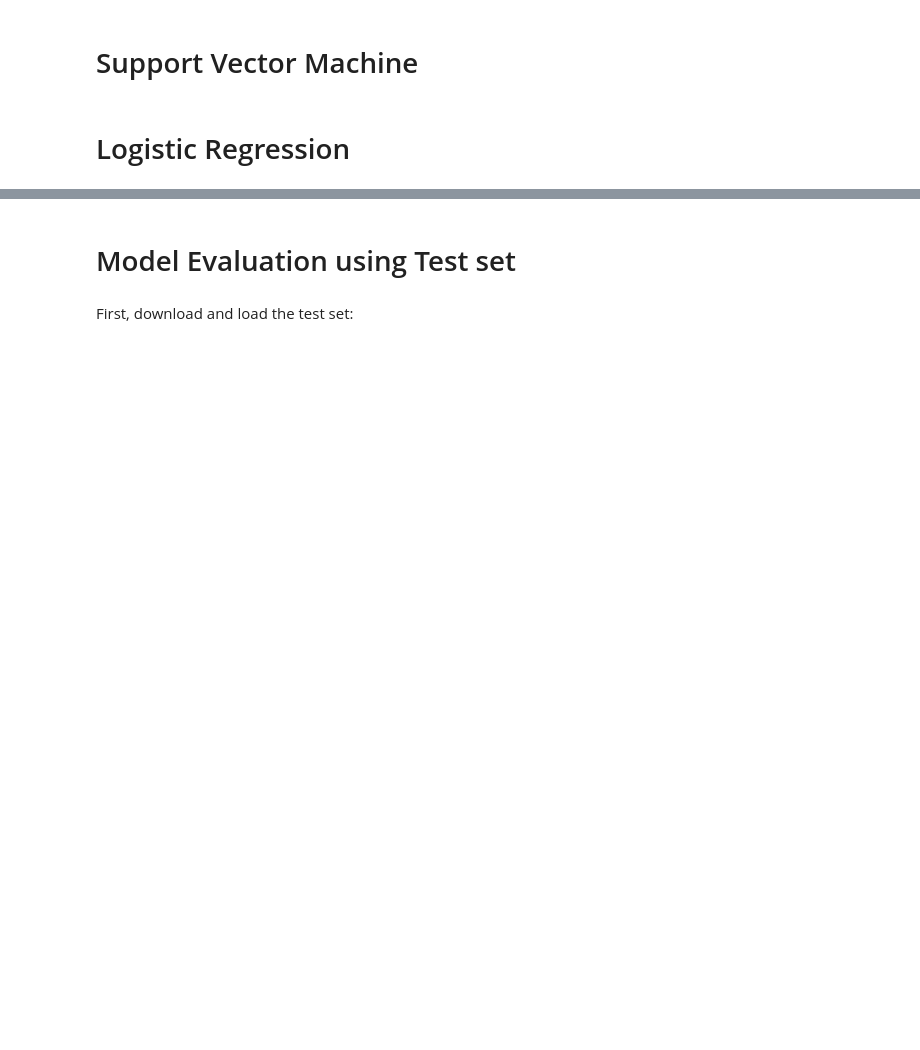
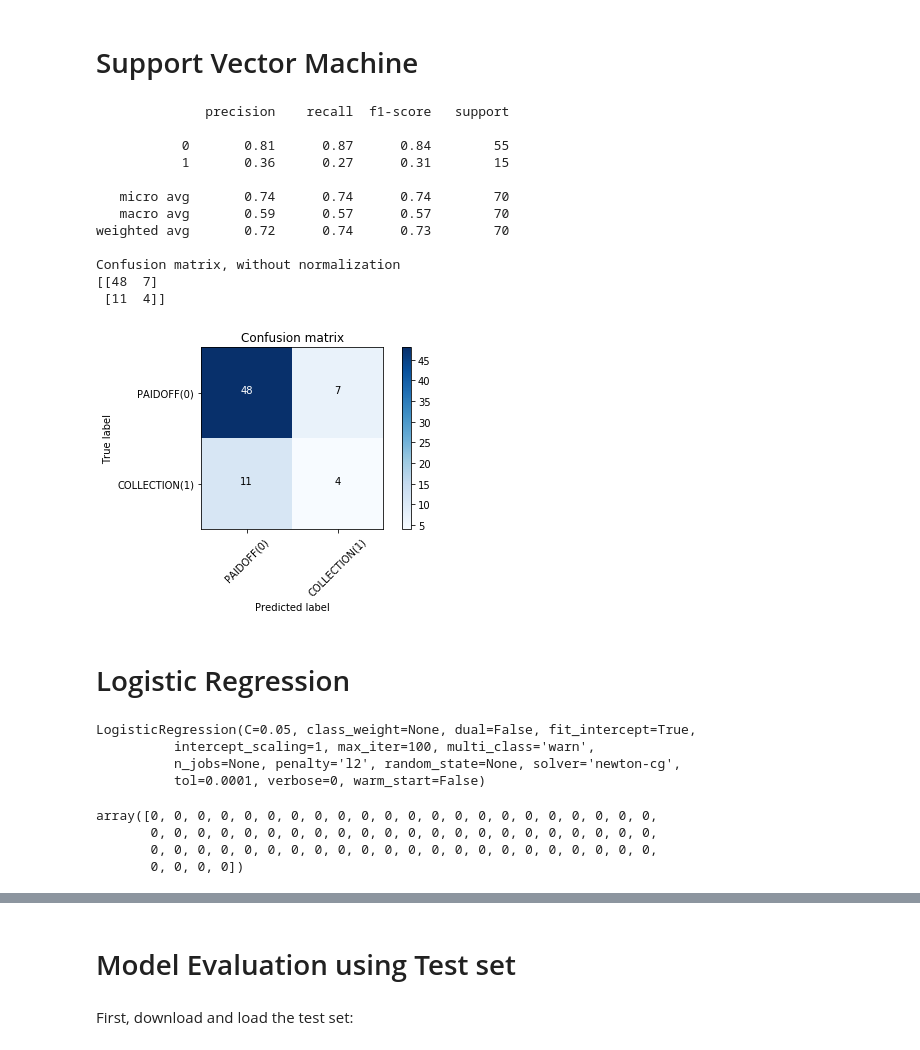
Before and after one commit to muruganandanp/coursera-capstone-project, a Jupyter notebook: pyMLproject.ipynb, the cells around one changed output, grey strips where cells are left out. Cells and saved outputs as stored; diff of their text form; code cells hidden in the pictures; blank space fills up the shorter version.

```diff
--- a/pyMLproject.ipynb
+++ b/pyMLproject.ipynb
@@ -305,2 +464,17 @@ Notice: You should find the best k to build the model with the best accuracy.
 # %% [markdown]
 # Support Vector Machine
+# %%
+#Kernels
+
+# 1.Linear(linear)
+# 2.Polynomial(poly)
+# 3.Radial basis function (RBF)(rbf)
+# 4.Sigmoid(sigmoid)
+
+#Model
+from sklearn import svm
+loanclf = svm.SVC(kernel='rbf')
+loanclf.fit(X_train, y_train)
+
+#Predict
+yhat = loanclf.predict(X_test)
@@ -307,2 +518,49 @@ Notice: You should find the best k to build the model with the best accuracy.
+# %%
+# Compute confusion matrix
+cnf_matrix = confusion_matrix(y_test, yhat, labels=[0,1])
+np.set_printoptions(precision=2)
+
+print (classification_report(y_test, yhat))
+
+# Plot non-normalized confusion matrix
+plt.figure()
+plot_confusion_matrix(cnf_matrix, classes=['PAIDOFF(0)','COLLECTION(1)'],normalize= False,  title='Confusion matrix')
+# %% [output]
+              precision    recall  f1-score   support
+
+           0       0.81      0.87      0.84        55
+           1       0.36      0.27      0.31        15
+
+   micro avg       0.74      0.74      0.74        70
+   macro avg       0.59      0.57      0.57        70
+weighted avg       0.72      0.74      0.73        70
+
+Confusion matrix, without normalization
+[[48  7]
+ [11  4]]
+[figure, added]
 # %% [markdown]
 # Logistic Regression
+# %%
+#Model
+from sklearn.linear_model import LogisticRegression
+from sklearn.metrics import confusion_matrix
+
+#Solvers = ‘newton-cg’, ‘lbfgs’, ‘liblinear’, ‘sag’, ‘saga’
+
+loanLR = LogisticRegression(C=0.05, solver='newton-cg').fit(X_train,y_train)
+loanLR
+# %% [output]
+LogisticRegression(C=0.05, class_weight=None, dual=False, fit_intercept=True,
+          intercept_scaling=1, max_iter=100, multi_class='warn',
+          n_jobs=None, penalty='l2', random_state=None, solver='newton-cg',
+          tol=0.0001, verbose=0, warm_start=False)
+# %%
+#Predict
+yhat = loanLR.predict(X_test)
+yhat
+# %% [output]
+array([0, 0, 0, 0, 0, 0, 0, 0, 0, 0, 0, 0, 0, 0, 0, 0, 0, 0, 0, 0, 0, 0,
+       0, 0, 0, 0, 0, 0, 0, 0, 0, 0, 0, 0, 0, 0, 0, 0, 0, 0, 0, 0, 0, 0,
+       0, 0, 0, 0, 0, 0, 0, 0, 0, 0, 0, 0, 0, 0, 0, 0, 0, 0, 0, 0, 0, 0,
+       0, 0, 0, 0])
```
Also changed, not shown: parts of 37 cells of this notebook.
